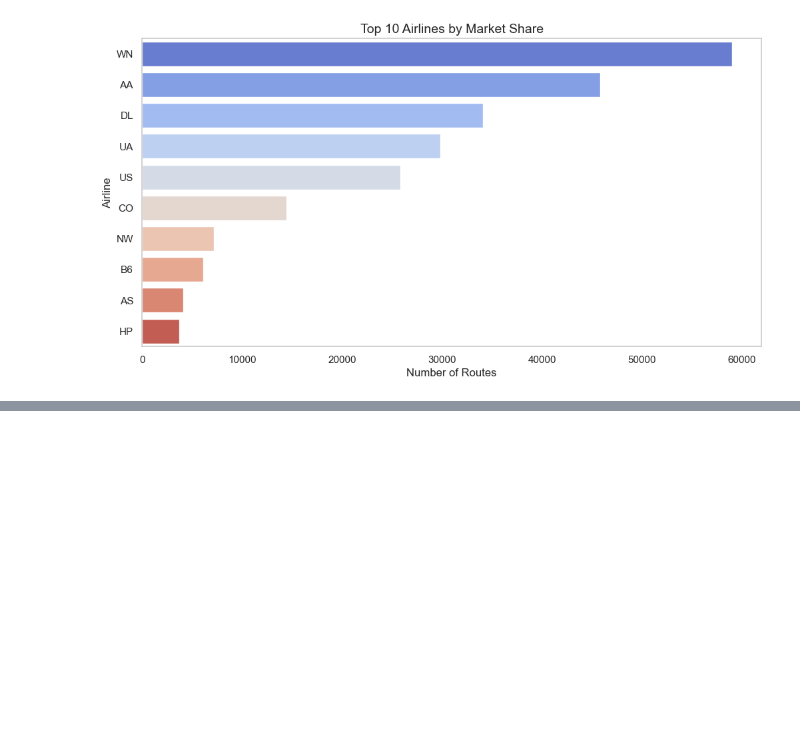
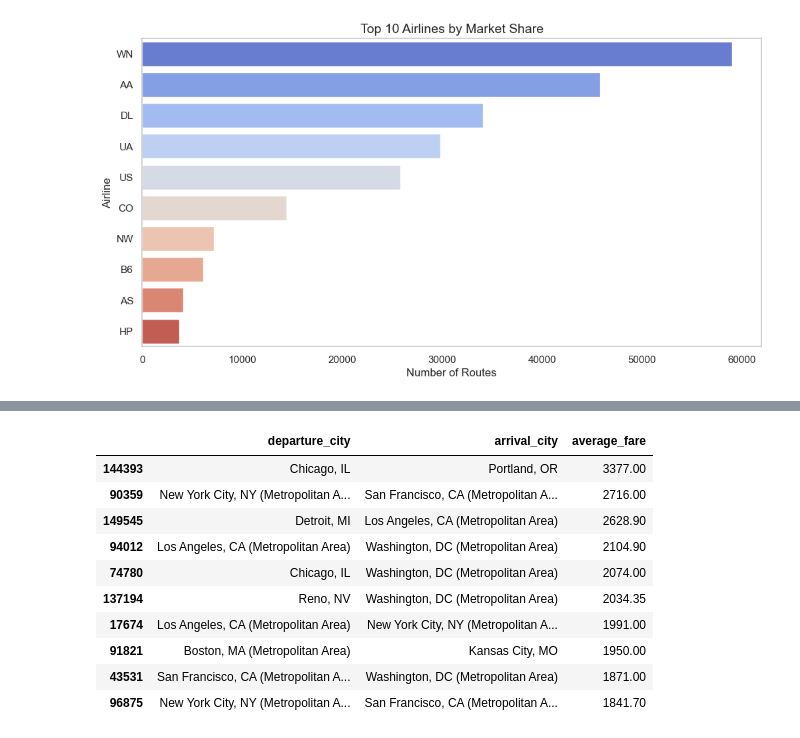
Before and after one commit to CamdenBeck/Project_03, a Jupyter notebook: Kelvin/data.ipynb, the cells around one changed output, grey strips where cells are left out. Saved outputs shown, nothing was run; the diff lists cells and outputs as text; code cells hidden in the pictures; blank space fills up the shorter version.

```diff
--- a/Kelvin/data.ipynb
+++ b/Kelvin/data.ipynb
@@ -282,0 +299,16 @@ Passing `palette` without assigning `hue` is deprecated and will be removed in v
+# %%
+# Most expensive routes
+expensive_routes = df_cleaned.nlargest(10, "average_fare")[["departure_city", "arrival_city", "average_fare"]]
+expensive_routes
+# %% [output]
+|  | departure_city | arrival_city | average_fare |
+| 144393 | Chicago, IL | Portland, OR | 3377.00 |
+| 90359 | New York City, NY (Metropolitan A... | San Francisco, CA (Metropolitan A... | 2716.00 |
+| 149545 | Detroit, MI | Los Angeles, CA (Metropolitan Area) | 2628.90 |
+| 94012 | Los Angeles, CA (Metropolitan Area) | Washington, DC (Metropolitan Area) | 2104.90 |
+| 74780 | Chicago, IL | Washington, DC (Metropolitan Area) | 2074.00 |
+| 137194 | Reno, NV | Washington, DC (Metropolitan Area) | 2034.35 |
+| 17674 | Los Angeles, CA (Metropolitan Area) | New York City, NY (Metropolitan A... | 1991.00 |
+| 91821 | Boston, MA (Metropolitan Area) | Kansas City, MO | 1950.00 |
+| 43531 | San Francisco, CA (Metropolitan A... | Washington, DC (Metropolitan Area) | 1871.00 |
+| 96875 | New York City, NY (Metropolitan A... | San Francisco, CA (Metropolitan A... | 1841.70 |
```
Also changed, not shown: parts of 1 cell of this notebook.
